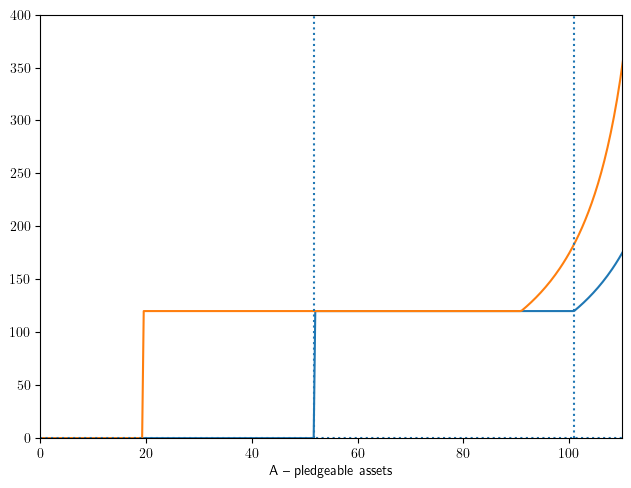
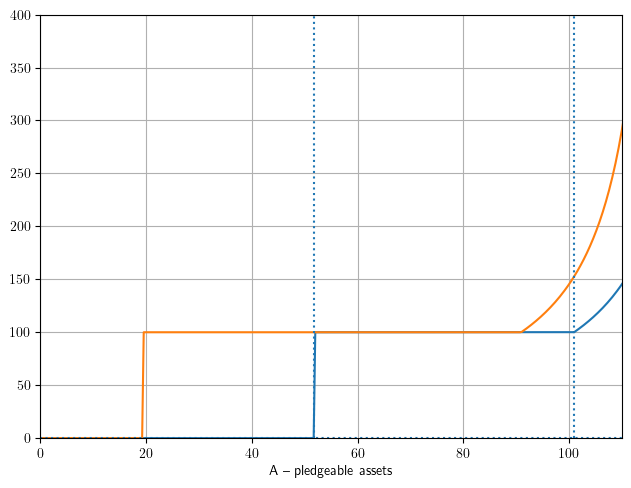
Unified diff of the notebook cell whose output changed from the first chart to the second:
--- before
+++ after
@@ -1,3 +1,2 @@
-nr1 = mfi.nreach(A)
 plt.plot(A,nr1)
 plt.plot(A,nr2)
@@ -9,2 +8,3 @@
 plt.axvline(x=mfi.AM(0), linestyle =':')
 plt.axhline(y=mfi.F-mfi2.F,linestyle=':');     # dashed line at subsidy level (20=20-10)
+plt.grid()

Commit: consolidate workspace from Dropbox and add nojekyll to pages build workflow